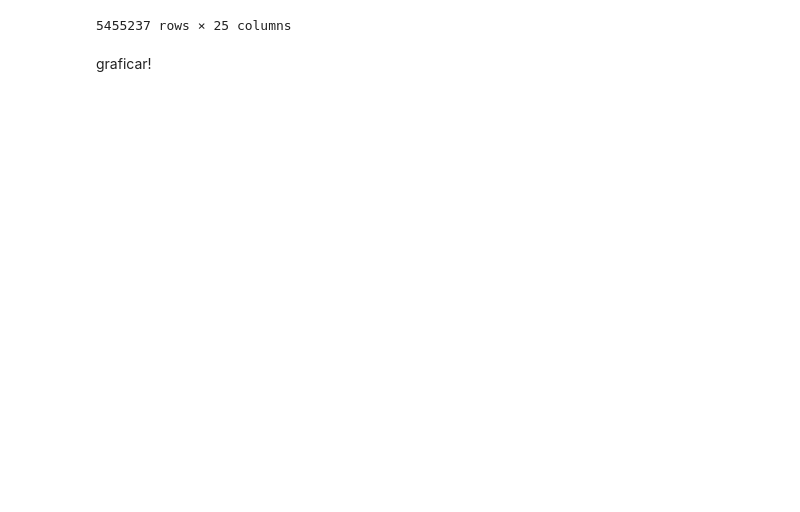
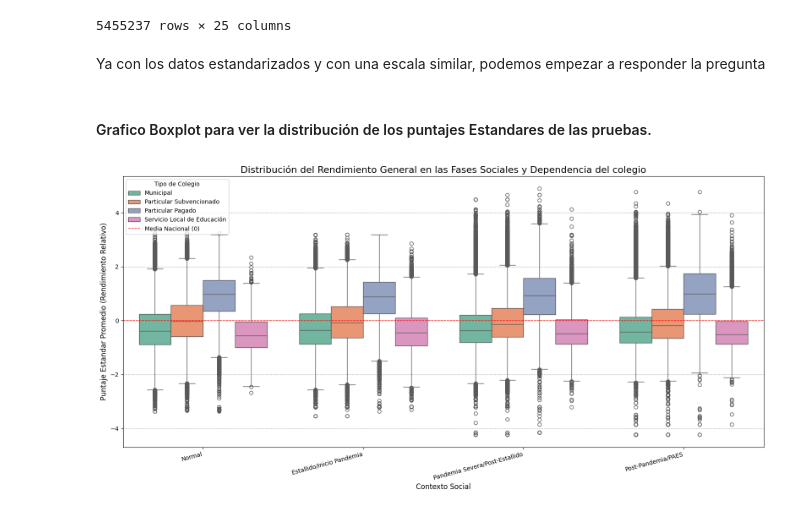
Before and after one commit to BenjaCidR/Proyecto-DEMRE, a Jupyter notebook: notebooks/Preguntas_set2.ipynb, the cells around one changed output. Saved outputs shown, nothing was run; the diff lists cells and outputs as text; code cells hidden in the pictures; blank space fills up the shorter version.

```diff
--- a/notebooks/Preguntas_set2.ipynb
+++ b/notebooks/Preguntas_set2.ipynb
@@ -106,5 +107,36 @@ columnas_z = [
 ]
 
 df_p1['z_puntaje_general'] = df_p1.loc[:, columnas_z].mean(axis=1)
-# %% [markdown]
-graficar!
+# %% [markdown]
+Ya con los datos estandarizados y con una escala similar, podemos empezar a responder la pregunta
+# %%
+period_order_user = [
+    'Normal',
+    'Estallido/Inicio Pandemia',
+    'Pandemia Severa/Post-Estallido',
+    'Post-Pandemia/PAES'
+]
+# %% [markdown]
+#### Grafico Boxplot para ver la distribución de los puntajes Estandares de las pruebas.
+# %%
+plt.figure(figsize=(16, 8))
+sns.boxplot(
+    data=df_p1,
+    x='periodo_social',
+    y='z_puntaje_general',
+    hue='dependencia_colegio',
+    order=period_order_user,
+    palette='Set2'
+)
+
+plt.title('Distribución del Rendimiento General en las Fases Sociales y Dependencia del colegio', fontsize=16)
+plt.xlabel('Contexto Social', fontsize=12)
+plt.ylabel('Puntaje Estandar Promedio (Rendimiento Relativo)', fontsize=12)
+plt.axhline(0, color='red', linestyle='--', linewidth=1, label='Media Nacional (0)')
+plt.legend(title='Tipo de Colegio', loc='upper left')
+plt.grid(axis='y', linestyle='--')
+plt.xticks(rotation=15, ha='right')
+plt.tight_layout()
+plt.show()
+# %% [output]
+[figure, added]
```
Also changed, not shown: parts of 9 cells of this notebook.
